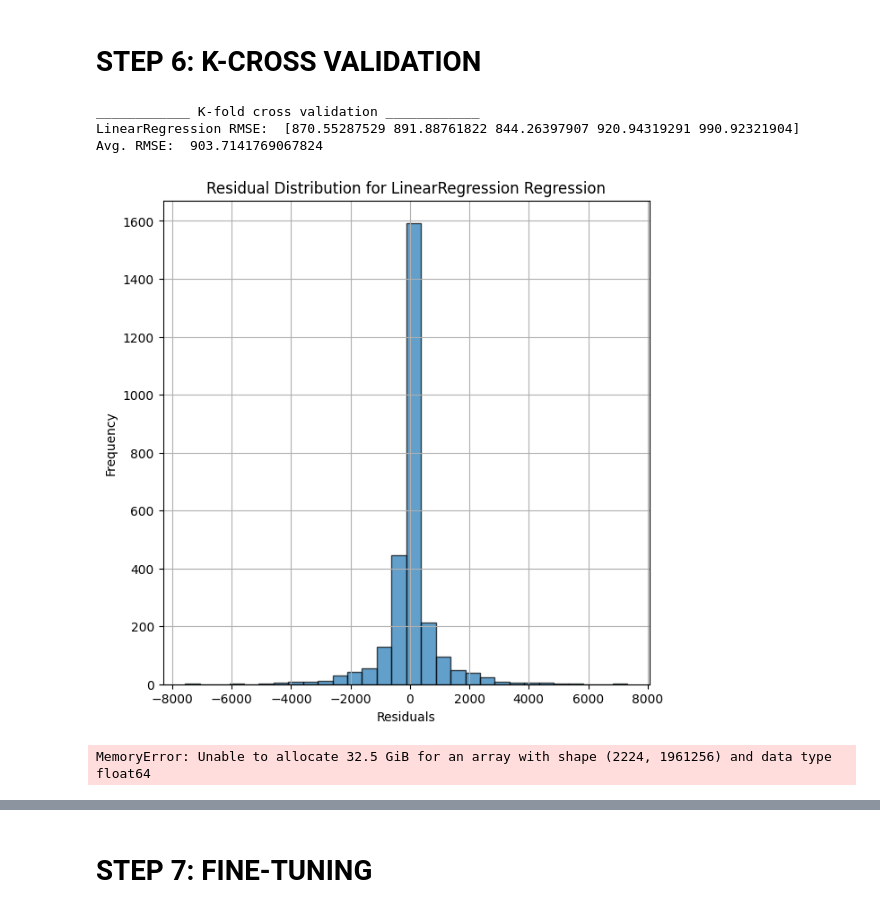
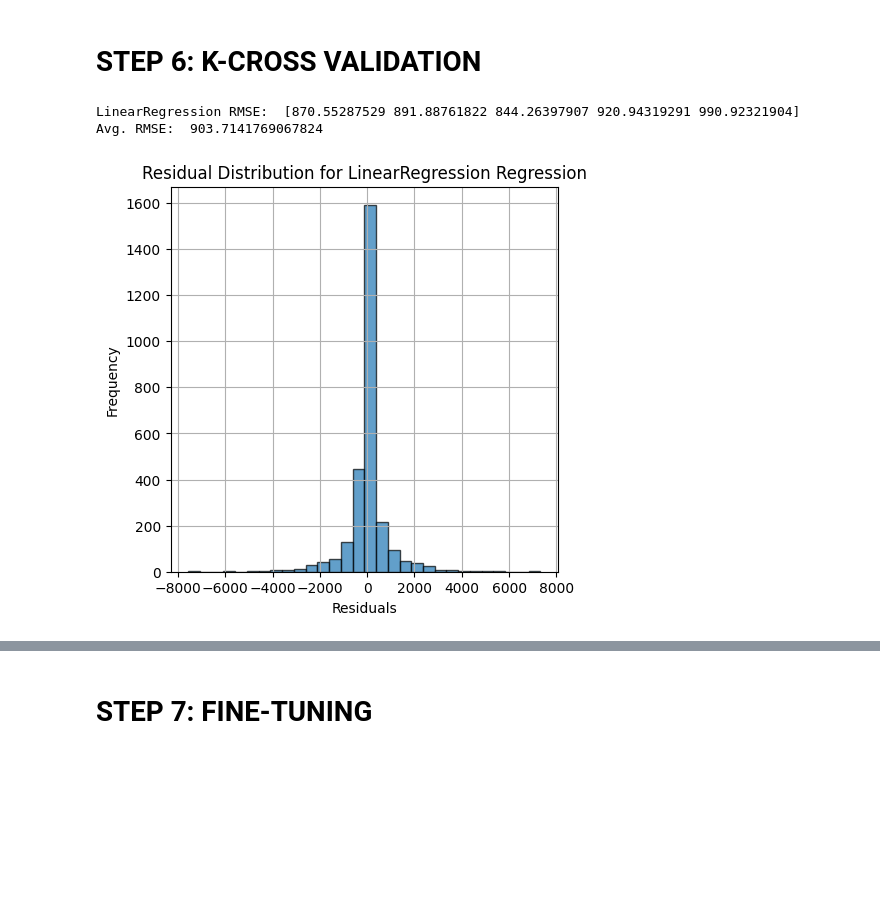
Before and after one commit to lbibi1805-dot/ML_Bitcoin, a Jupyter notebook: Evaluation/evalution.ipynb, the cells around one changed output, grey strips where cells are left out. Saved outputs shown, nothing was run; the diff lists cells and outputs as text; code cells hidden in the pictures; blank space fills up the shorter version.

```diff
--- a/Evaluation/evalution.ipynb
+++ b/Evaluation/evalution.ipynb
@@ -685,41 +687,16 @@ def load_and_print_rmse_with_plot(model_name, residuals):
     plt.ylabel('Frequency')
     plt.grid(True)
     plt.show()
-# %%
-print('\n____________ K-fold cross validation ____________')
-cv = KFold(n_splits=5,shuffle=True,random_state=37) # cv data generator
-
-run_new_evaluation = 1
-if run_new_evaluation == 1:
-    models = [
-        (LinearRegression(), "LinearRegression"),
-        (Pipeline([('poly_features', PolynomialFeatures(degree=10)), ('lin_reg', LinearRegression())]), "PolynomialRegression"),
-        (DecisionTreeRegressor(max_depth=10), "DecisionTreeRegressor"),
-        (lgb.LGBMRegressor(), "LightGBM"),
-        (XGBRegressor(), "XGBoostRegressor"),
-        (RandomForestRegressor(n_estimators=100), "RandomForestRegressor"),
-        (KNeighborsRegressor(n_neighbors=5), "KNeighbour"),
-    ]
-
-    for model, model_name in models:
-        evaluate_and_plot(model, model_name, X_train, y_train, cv)
-
-else:
-    model_names = [
-        "LinearRegression",
-        "PolynomialRegression",
-        "DecisionTreeRegressor",
-        "RandomForestRegressor",
-        "LightGBM",
-        "XGBoostRegressor",
-        "KNeighbour"
-    ]
-
-    for model_name in model_names:
-        load_and_print_rmse_with_plot(model_name)
-# %% [output]
-____________ K-fold cross validation ____________
-LinearRegression RMSE:  [870.55287529 891.88761822 844.26397907 920.94319291 990.92321904]
-Avg. RMSE:  903.7141769067824
-[figure, removed]
-MemoryError: Unable to allocate 32.5 GiB for an array with shape (2224, 1961256) and data type float64
+# %%
+model_name = "LinearRegression"
+run_new_evaluation = 0  # Set to 0 if you want to load the saved results
+
+if run_new_evaluation == 1:
+    model = LinearRegression()
+    evaluate_and_plot(model, model_name, X_train, y_train, cv)
+else:
+    load_and_print_rmse_with_plot(model_name)
+# %% [output]
+LinearRegression RMSE:  [870.55287529 891.88761822 844.26397907 920.94319291 990.92321904]
+Avg. RMSE:  903.7141769067824
+[figure, added]
```
Also changed, not shown: parts of 11 cells of this notebook, 12 other files.
